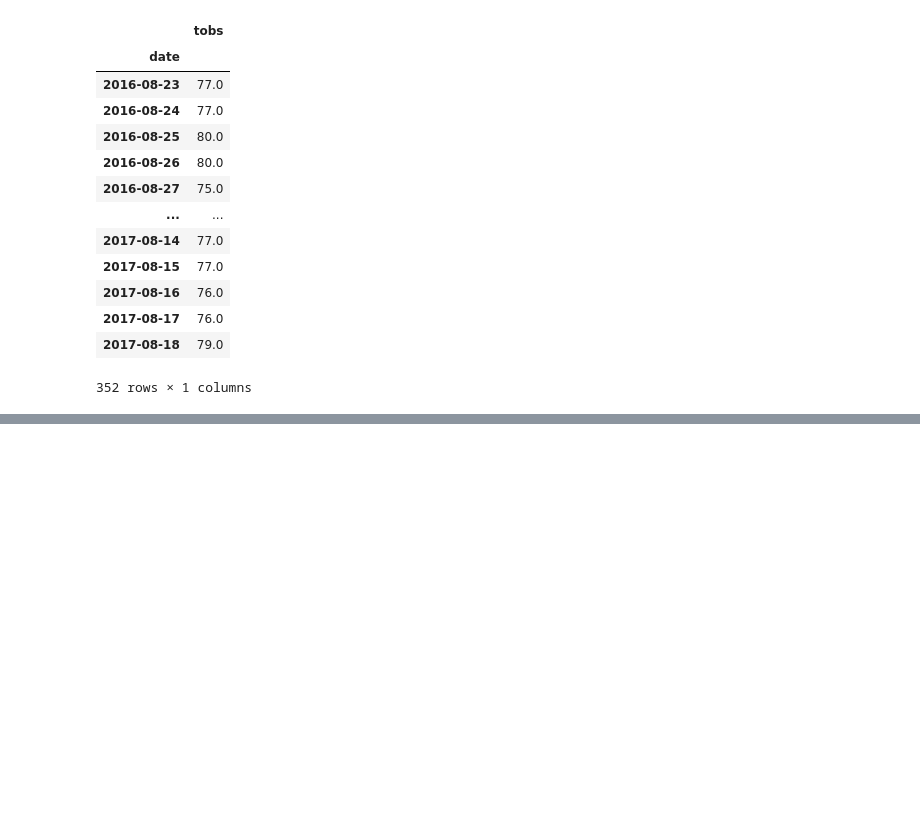
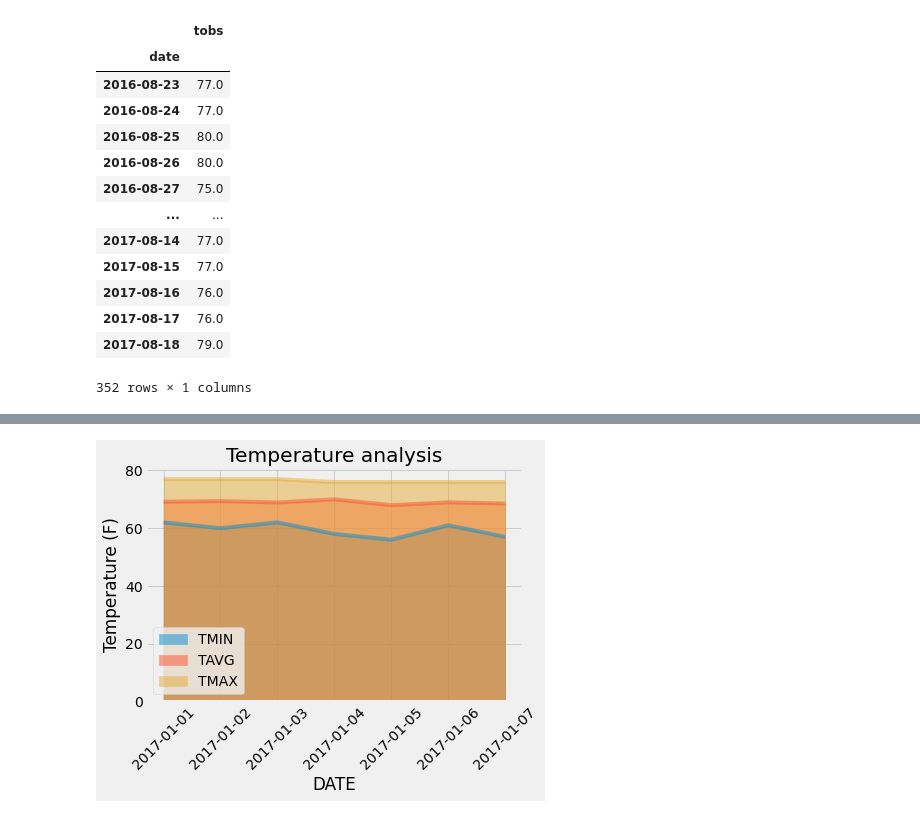
Before and after one commit to diazdez/sqlalchemy-challenge, a Jupyter notebook: climate_starter.ipynb, the cells around one changed output, grey strips where cells are left out. Cells and saved outputs as stored; diff of their text form; code cells hidden in the pictures; blank space fills up the shorter version.

```diff
--- a/climate_starter.ipynb
+++ b/climate_starter.ipynb
@@ -343,11 +400,33 @@ daily_normals("01-01")
 # %%
 # calculate the daily normals for your trip
+#  TRIP Start and End Date for January 1, 2017 and January 7, 2017
+
 # push each tuple of calculations into a list called `normals`
+
+normals =[]
 
 # Set the start and end date of the trip
 
+start_date = '2017-01-01'
+end_date = '2017-01-07'
+
 # Use the start and end date to create a range of dates
+
+start_end_dates =['2017-01-01', '2017-01-02', '2017-01-03', '2017-01-04', '2017-01-05', '2017-01-06', '2017-01-07']
+
+trip_dates =[dt.datetime.strptime(date, "%Y-%m-%d") for date in start_end_dates]
+
 
 # Stip off the year and save a list of %m-%d strings
 
+month_day_list = [date.strftime("%m-%d") for date in trip_dates]
+
+
 # Loop through the list of %m-%d strings and calculate the normals for each date
+
+
+normals = [daily_normals(date) for date in month_day_list]
+
+# converting "normals" to a list
+normals_list = [item for sublist in normals for item in sublist]
+normals_list
@@ -354,2 +441,6 @@ daily_normals("01-01")
 # %%
 # Load the previous query results into a Pandas DataFrame and add the `trip_dates` range as the `date` index
+
+normals_df = pd.DataFrame(normals_list,index=start_end_dates,columns=["TMIN","TAVG", "TMAX"])
+normals_df.index.name="DATE"
+normals_df
@@ -356,2 +457,10 @@ daily_normals("01-01")
 # %%
 # Plot the daily normals as an area plot with `stacked=False`
+
+normals_df.plot.area(stacked=False)
+plt.xticks(rotation=45)
+plt.title('Temperature analysis')
+plt.ylabel('Temperature (F)')
+plt.show()
+# %% [output]
+[figure, added]
```
Also changed, not shown: parts of 12 cells of this notebook, 2 other files.
